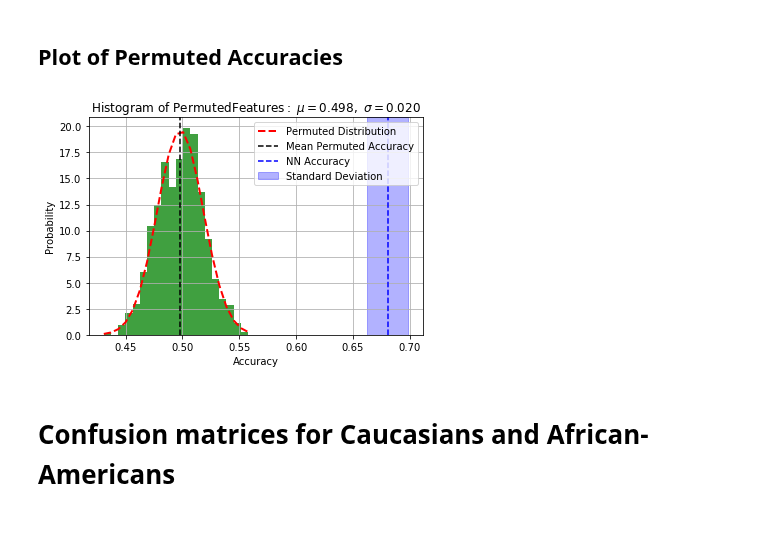
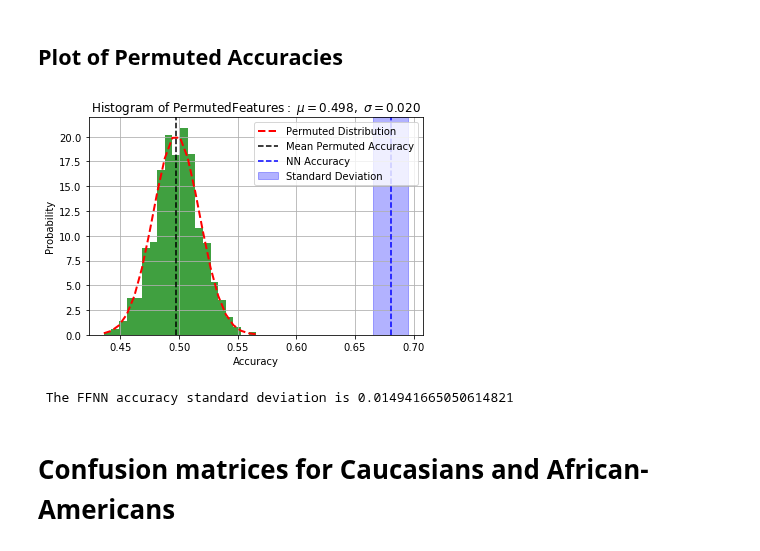
Before and after one commit to oskarwiese/fagprojekt, a Jupyter notebook: src/Classifier_notebook.ipynb, the cells around one changed output. Drawn from its saved outputs; the diff is of its cells as text; code cells hidden in the pictures.

```diff
--- a/src/Classifier_notebook.ipynb
+++ b/src/Classifier_notebook.ipynb
@@ -855,8 +855,9 @@ for train_index, test_index in kf.split(Xcat):
         plt.xlabel('Epoch')
         plt.legend()
         plt.show()
-    plt.plot(range(epochs), aggregated_losses, color = "blue")
-    plt.plot(range(epochs), train_accs, color = "orange")
+    else:
+        plt.plot(range(epochs), aggregated_losses, color = "blue")
+        plt.plot(range(epochs), train_accs, color = "orange")
     j += 1
 # %% [output]
 epoch:   1 loss: 0.73087430
@@ -910,25 +911,24 @@ acc_scores = perm_test_model(1000)
 # %%
 fig, ax = plt.subplots(1)
 (mu, sigma) = norm.fit(acc_scores)
 n, bins, patches = ax.hist(acc_scores,20, facecolor='green', alpha=0.75,density=True)
 y = norm.pdf(bins, mu, sigma)
 ax.plot(bins, y, 'r--', linewidth=2, label = "Permuted Distribution")
 ax.axvline(x=mu, color='k', linestyle='--', label = "Mean Permuted Accuracy")
 ax.axvline(x=neural_acc, color='b', linestyle='--', label = "NN Accuracy")
-#s1 = neural_acc + np.std(model_accs)
-#s2 = neural_acc - np.std(model_accs)
-s1 = neural_acc + 0.018
-s2 = neural_acc - 0.018
+s1 = neural_acc + np.std(model_accs)
+s2 = neural_acc - np.std(model_accs)
 ax.axvspan(s1, s2, alpha=0.3, color='blue', label = "Standard Deviation")
 ax.set_xlabel('Accuracy')
 ax.set_ylabel('Probability')
 ax.set_title(r'$\mathrm{Histogram\ of\ Permuted Features:}\ \mu=%.3f,\ \sigma=%.3f$' %(mu, sigma))
 ax.legend(loc = "upper right")
 ax.grid(True)
 plt.show()
 print(f" The FFNN accuracy standard deviation is {np.std(model_accs)}")
 # %% [output]
-[figure, old version]
+[figure, new version]
+ The FFNN accuracy standard deviation is 0.014941665050614821
 # %% [markdown]
 # Confusion matrices for Caucasians and African-Americans
 # %% [markdown]
```
Also changed, not shown: parts of 6 cells of this notebook, 1 other file.
